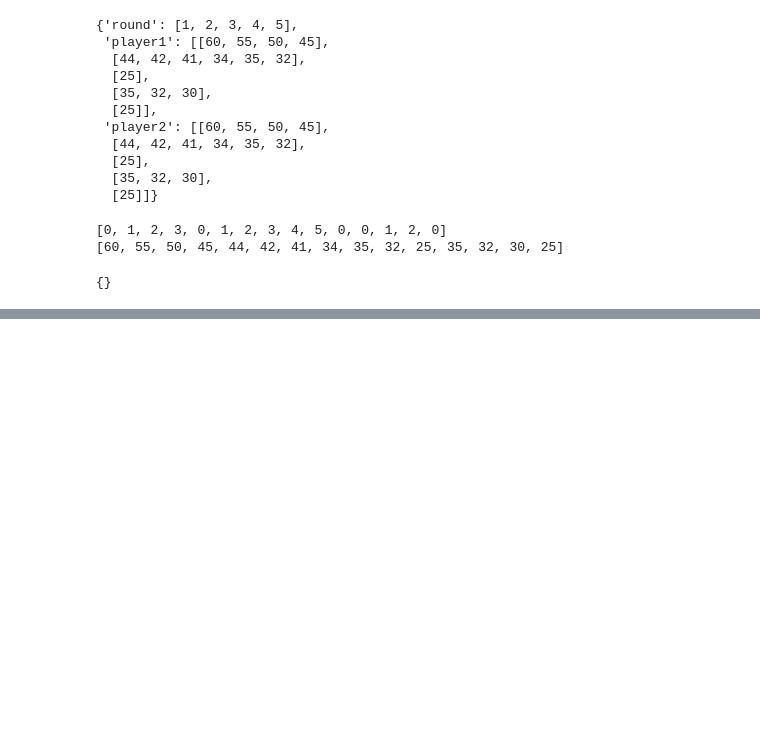
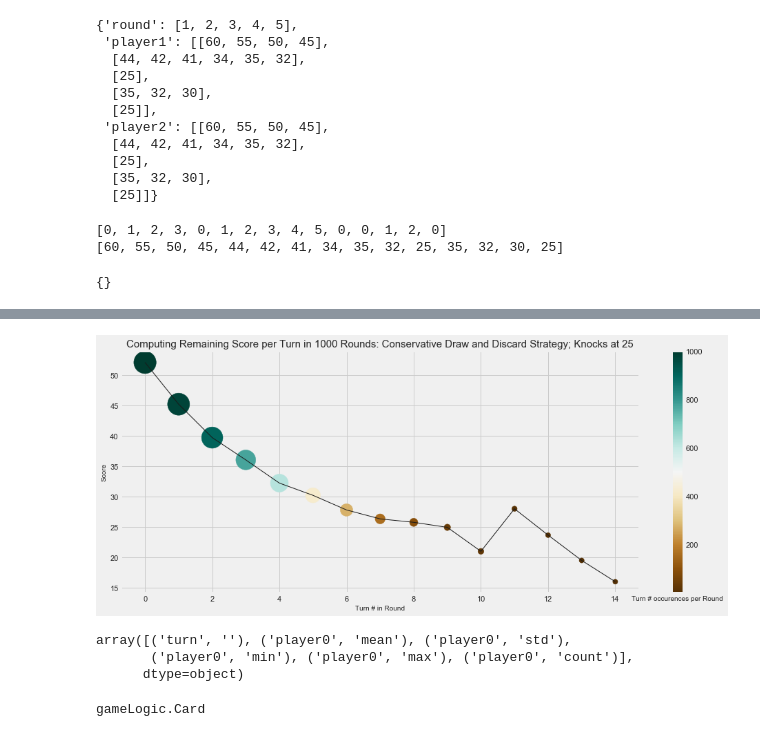
Before and after one commit to bmjoseph/NineCard, a Jupyter notebook: Analysis2.ipynb, the cells around one changed output, grey strips where cells are left out. Cells and saved outputs as stored; diff of their text form; code cells hidden in the pictures; blank space fills up the shorter version.

```diff
--- a/Analysis2.ipynb
+++ b/Analysis2.ipynb
@@ -408,0 +441,11 @@ Dan's current score is -10
+# %%
+starting_scores = []
+for i in range(1000):
+    if i % 100 == 0:
+        print(i)
+    D = Deck()
+    H = Hand()
+    H.add_cards(D.draw(9))
+    starting_scores.append(H.score())
+
+starting_scores[0:5]
@@ -408,0 +464,3 @@ Dan's current score is -10
+# %%
+first_turn_for_real = pd.DataFrame({'turn': -1, 'player0': starting_scores})
+first_turn_for_real.head()
@@ -408,0 +474,38 @@ Dan's current score is -10
+# %%
+p0_turn = pd.DataFrame({'turn': turn, 'player0': score_p0})
+p0_turn_with_first_turn = pd.concat([p0_turn, first_turn_for_real])
+
+p0_turn_grouped = p0_turn_with_first_turn.groupby('turn').agg({'player0': [np.mean, np.std, min, max, 'count']}).reset_index()
+p0_turn_grouped['turn'] = p0_turn_grouped['turn'] + 1
+# %%
+plt.style.use('fivethirtyeight')
+cm = plt.cm.get_cmap('BrBG')
+sc = plt.scatter(x = p0_turn_grouped['turn'], y = p0_turn_grouped[('player0', 'mean')],
+                 c = p0_turn_grouped[('player0', 'count')],
+                 s = [50 + count for count in p0_turn_grouped[('player0', 'count')]], cmap = cm)
+plt.plot(list(p0_turn_grouped['turn']), list(p0_turn_grouped[('player0', 'mean')]), color = 'k', linewidth = 1)
+
+
+cbar = plt.colorbar(sc)
+
+cbar.ax.set_xlabel('Turn # occurences per Round', fontsize = 10)
+plt.xlabel('Turn # in Round', fontsize = 10)
+plt.ylabel('Score', fontsize = 10)
+plt.title('Computing Remaining Score per Turn in 1000 Rounds: Conservative Draw and Discard Strategy; Knocks at 25',
+          fontsize = 15)
+
+plt.savefig('ScorePerTurnPer1000Rounds.png')
+# sns.set(rc={'figure.figsize':(15,6)})
+# sns.scatterplot(x = 'turn', y = ('player0', 'mean'), data = p0_turn_grouped, size = ('player0', 'count'))
+# %% [output]
+[figure, added]
+# %%
+p0_turn_grouped.columns.values
+# %% [output]
+array([('turn', ''), ('player0', 'mean'), ('player0', 'std'),
+       ('player0', 'min'), ('player0', 'max'), ('player0', 'count')],
+      dtype=object)
+# %%
+Card
+# %% [output]
+gameLogic.Card
```
Also changed, not shown: parts of 12 cells of this notebook, 3 other files.
